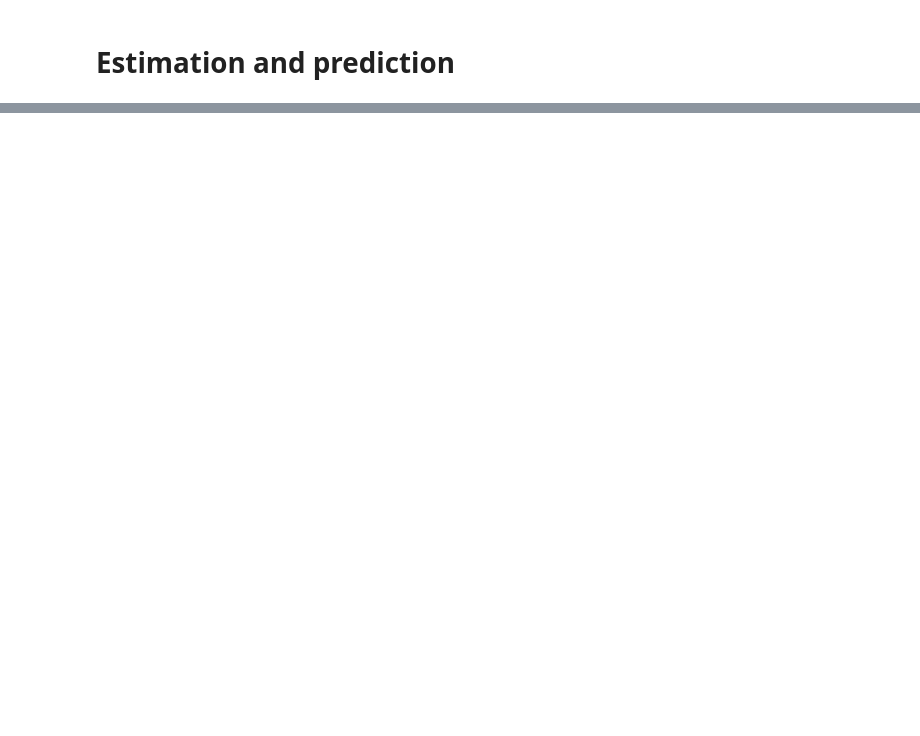
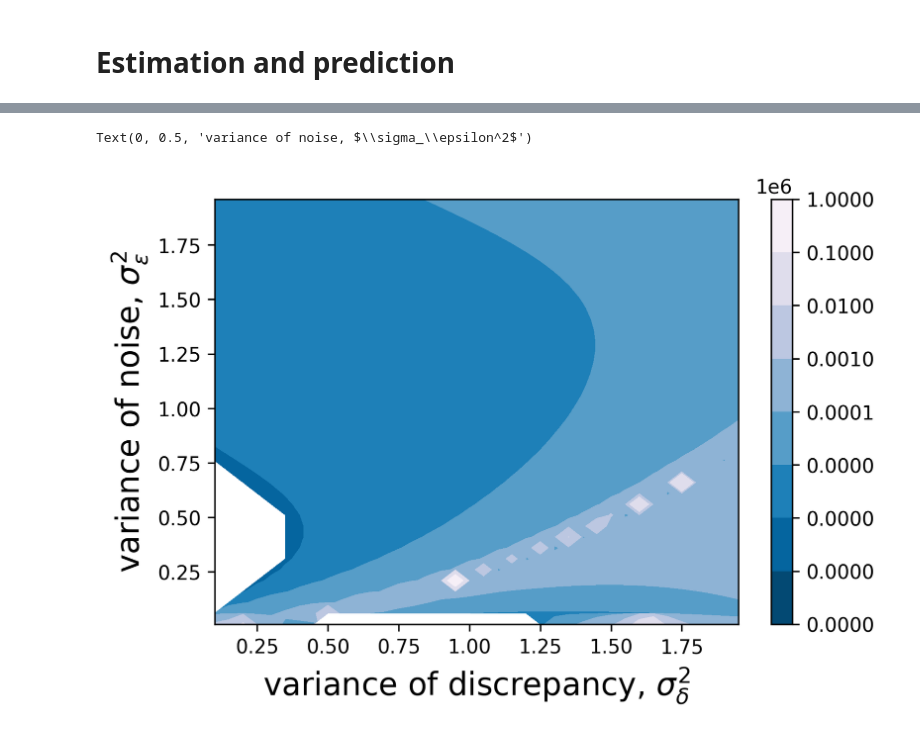
Before and after one commit to kylajones/nl_stochastic_opt, a Jupyter notebook: optimization_nb.ipynb, the cells around one changed output, grey strips where cells are left out. Drawn from its saved outputs; the diff is of its cells as text; code cells hidden in the pictures; blank space fills up the shorter version.

```diff
--- a/optimization_nb.ipynb
+++ b/optimization_nb.ipynb
@@ -360,0 +322,19 @@ plt.legend()
+# %%
+σδsq = np.arange(σδsq_lo, σδsq_hi, 0.05)
+σϵsq = np.arange(σϵsq_lo, σϵsq_hi, 0.05)
+var1, var2 = np.meshgrid(σδsq, σϵsq)
+# %%
+ℓ = np.array([log_like([a,b,ω[2]], X ,y) for a, b in zip(np.ravel(var1), np.ravel(var2))]).reshape(var1.shape)
+# %%
+fig, ax = plt.subplots(dpi = 300)
+cs = ax.contourf(var1, var2, ℓ,  locator = ticker.LogLocator(),  cmap = cm.PuBu_r)
+cbar = fig.colorbar(cs)
+ax.set_xlabel('variance of discrepancy, '+r'$\sigma_\delta^2$', fontsize = 16)
+ax.set_ylabel('variance of noise, '+r'$\sigma_\epsilon^2$', fontsize = 16)
+
+#ax.set_zlabel('Negative Log-Likelihood', fontsize = 16)
+#ax.plot(ω[0], ω[1],log_like(ω,X,y),'k*', markersize = 8)
+#fig.colorbar(cs ,label = 'Negative Log-Likelihood')
+# %% [output]
+Text(0, 0.5, 'variance of noise, $\\sigma_\\epsilon^2$')
+[figure, added]
```
Also changed, not shown: parts of 8 cells of this notebook.
